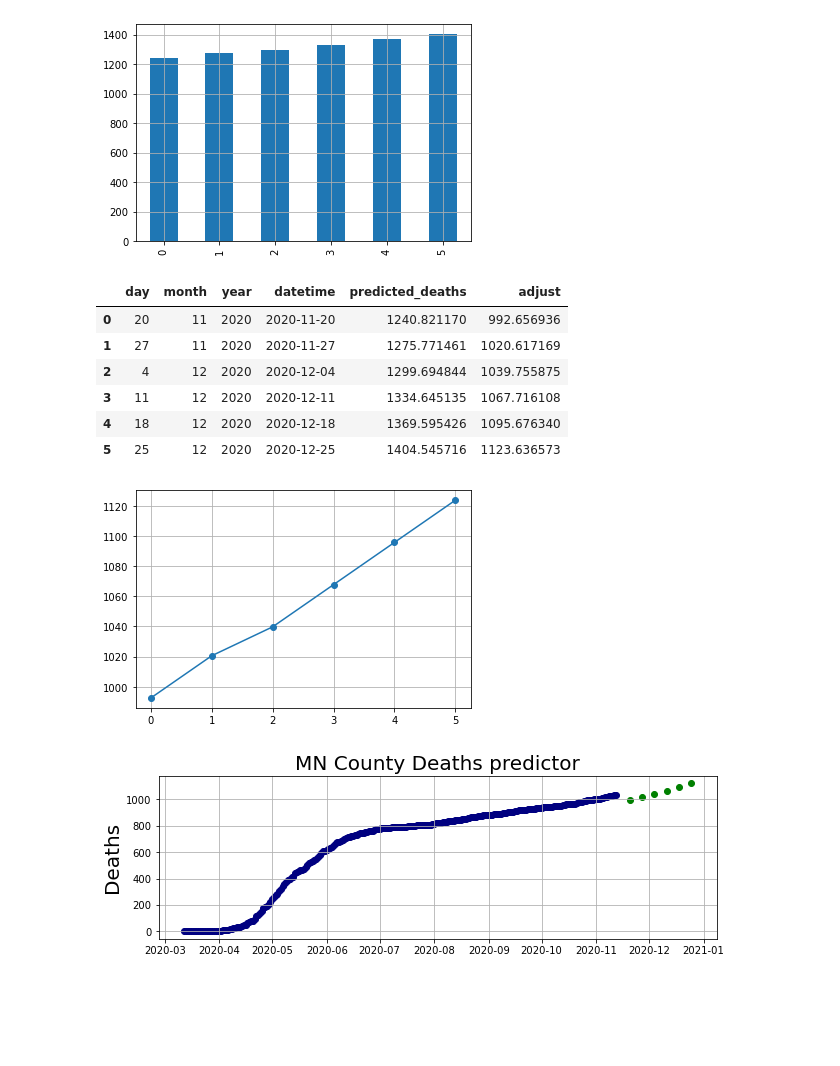
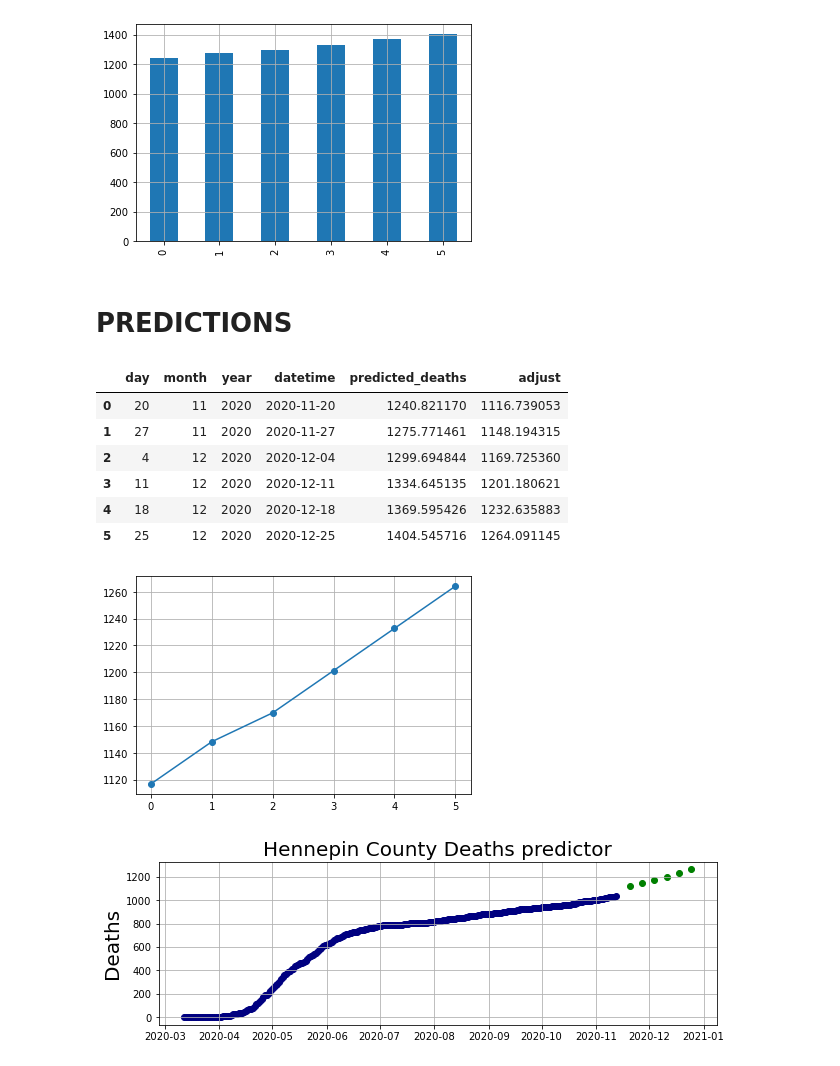
Before and after one commit to searanch/covid-19-predictions, a Jupyter notebook: minneapolis.ipynb, the cells around one changed output. Drawn from its saved outputs; the diff is of its cells as text; code cells hidden in the pictures; blank space fills up the shorter version.

```diff
--- a/minneapolis.ipynb
+++ b/minneapolis.ipynb
@@ -189,31 +187,33 @@ mn['predicted_deaths'].plot.bar()
 plt.grid(True)
 # %% [output]
 [figure]
+# %% [markdown]
+# PREDICTIONS
 # %%
-mn['adjust'] = mn['predicted_deaths'] * .8
+mn['adjust'] = mn['predicted_deaths'] * .9
 mn
 # %% [output]
 |  | day | month | year | datetime | predicted_deaths | adjust |
-| 0 | 20 | 11 | 2020 | 2020-11-20 | 1240.821170 | 992.656936 |
-| 1 | 27 | 11 | 2020 | 2020-11-27 | 1275.771461 | 1020.617169 |
-| 2 | 4 | 12 | 2020 | 2020-12-04 | 1299.694844 | 1039.755875 |
-| 3 | 11 | 12 | 2020 | 2020-12-11 | 1334.645135 | 1067.716108 |
-| 4 | 18 | 12 | 2020 | 2020-12-18 | 1369.595426 | 1095.676340 |
-| 5 | 25 | 12 | 2020 | 2020-12-25 | 1404.545716 | 1123.636573 |
+| 0 | 20 | 11 | 2020 | 2020-11-20 | 1240.821170 | 1116.739053 |
+| 1 | 27 | 11 | 2020 | 2020-11-27 | 1275.771461 | 1148.194315 |
+| 2 | 4 | 12 | 2020 | 2020-12-04 | 1299.694844 | 1169.725360 |
+| 3 | 11 | 12 | 2020 | 2020-12-11 | 1334.645135 | 1201.180621 |
+| 4 | 18 | 12 | 2020 | 2020-12-18 | 1369.595426 | 1232.635883 |
+| 5 | 25 | 12 | 2020 | 2020-12-25 | 1404.545716 | 1264.091145 |
 # %%
 mn['adjust'].plot(marker='o')
 plt.grid(True)
 # %% [output]
-[figure, old version]
+[figure, new version]
 # %%
 # Graph with Actual Values and Predicitons
 
 plt.figure(figsize = (10, 3))
 plt.scatter(mn['datetime'],mn['adjust'],c='g',)
 plt.scatter(henn['datetime'],henn['deaths'],c='#000080',)
 plt.grid(True)
-plt.title('MN County Deaths predictor', fontsize = 20)
+plt.title('Hennepin County Deaths predictor', fontsize = 20)
 plt.ylabel('Deaths', fontsize = 20)
 plt.show()
 # %% [output]
-[figure, old version]
+[figure, new version]
```
Also changed, not shown: parts of 6 cells of this notebook, 3 other files.
